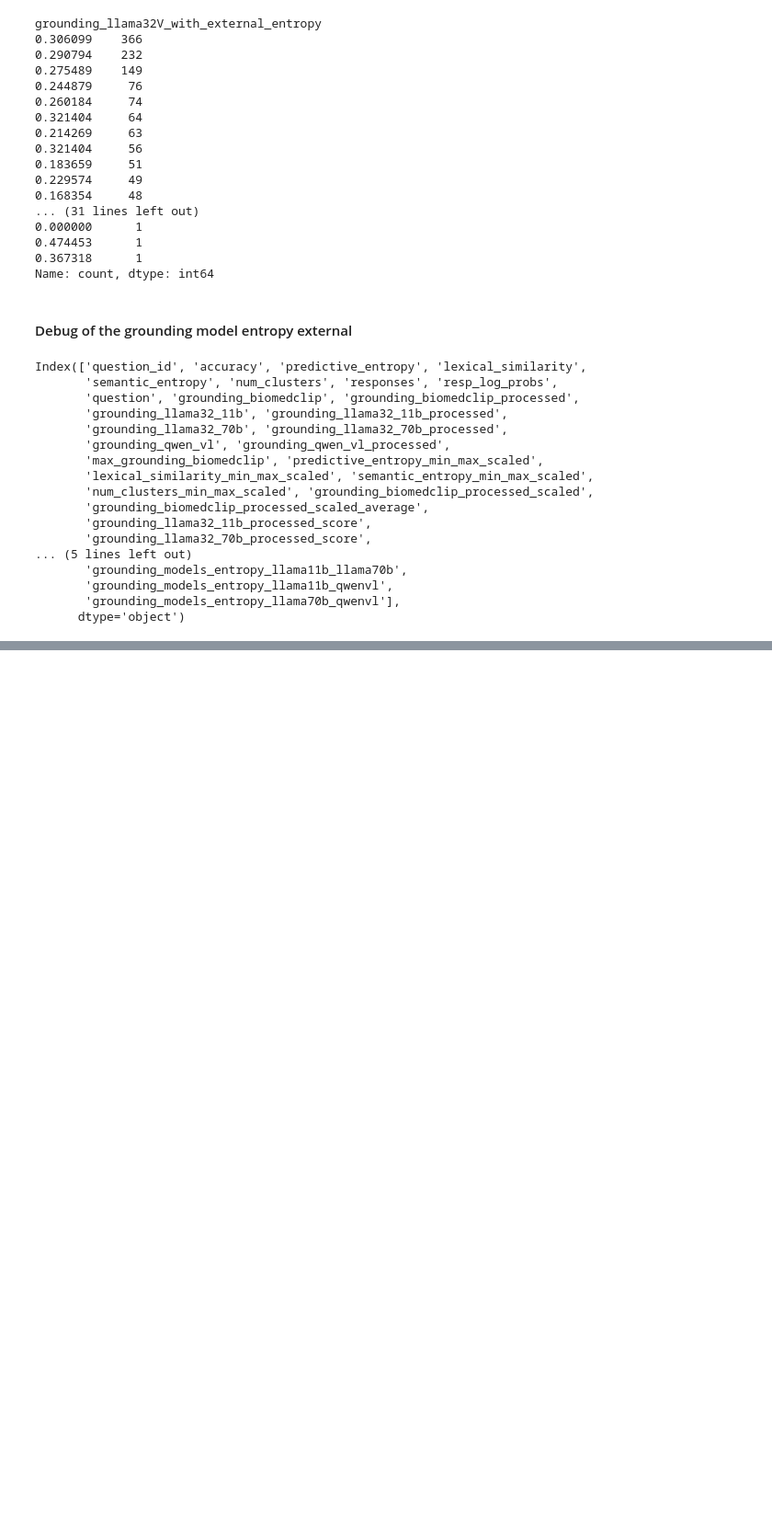
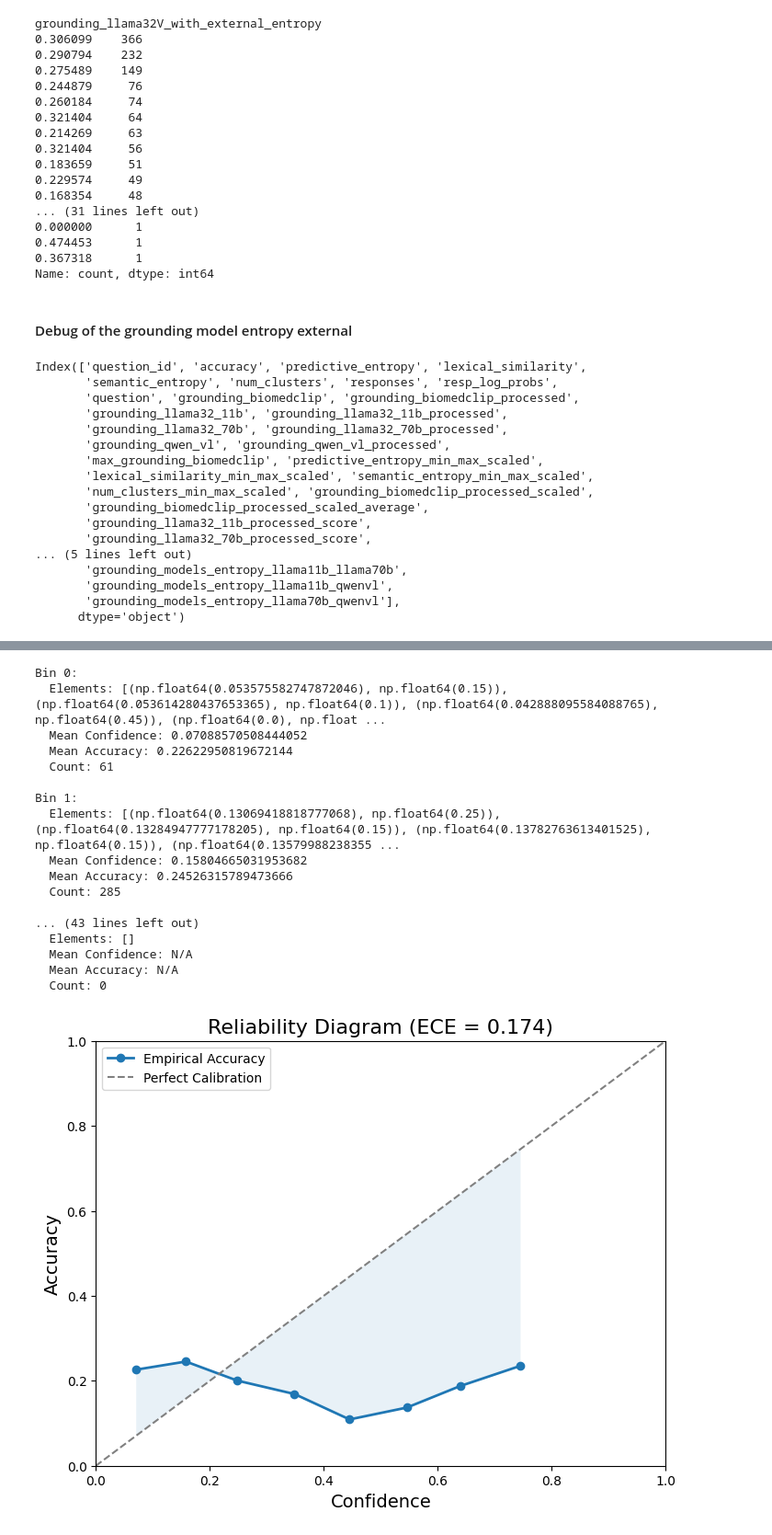
Before and after one commit to trilokpadhi/Multimodal-Uncertainty-Quantification, a Jupyter notebook: playground/uq_equation_analysis.ipynb, the cells around one changed output, grey strips where cells are left out. Shown at 92% size. Saved outputs shown, nothing was run; the diff lists cells and outputs as text; code cells hidden in the pictures; blank space fills up the shorter version.

```diff
--- a/playground/uq_equation_analysis.ipynb
+++ b/playground/uq_equation_analysis.ipynb
@@ -1609,0 +1754,3 @@ df['grounding_llama32_11b_processed_score']
+# %%
+import pandas as pd
+df_slake = pd.read_csv('/staging/users/tpadhi1/Multimodal-Uncertainty-Quantification/my_outputs/merged_with_grounding_processed.csv')
@@ -1609,0 +1830,2 @@ df['grounding_llama32_11b_processed_score']
+# %%
+df_slake['grounding_biomedclip_processed_test'] = df_slake['grounding_biomedclip_processed'].apply(lambda x: [i / 100 for i in ast.literal_eval(x)])
@@ -1609,0 +1875,11 @@ df['grounding_llama32_11b_processed_score']
+# %%
+import statistics
+import ast
+df_slake['grounding_biomedclip_processed_test'] = df_slake['grounding_biomedclip_processed'].apply(lambda x: [i / 100 for i in ast.literal_eval(x)])
+df_slake['grounding_biomedclip_processed_test_mean'] = df_slake['grounding_biomedclip_processed_test'].apply(lambda x: statistics.mean(x) if isinstance(x, list) else None)
+df_slake['biomedclip_variance'] = df_slake['grounding_biomedclip_processed_test'].apply(lambda x: statistics.variance(x) if isinstance(x, list) else None)
+# %%
+df_slake['semantic_entropy_times_variance_times_grounding_biomedclip_01'] = df_slake.apply(lambda row: (1-row['semantic_entropy_min_max_scaled']) * (1 - row['biomedclip_variance']) * row['grounding_biomedclip_processed_test_mean'], axis=1)
+df_slake['predictive_entropy_times_variance_times_grounding_biomedclip_01'] = df_slake.apply(lambda row: (1-row['predictive_entropy_min_max_scaled']) * (1 - row['biomedclip_variance']) * row['grounding_biomedclip_processed_test_mean'], axis=1)
+df_slake['lexical_similarity_times_variance_times_grounding_biomedclip_01'] = df_slake.apply(lambda row: row['lexical_similarity_min_max_scaled'] * (1 - row['biomedclip_variance']) * row['grounding_biomedclip_processed_test_mean'], axis=1)
+df_slake['num_clusters_times_variance_times_grounding_biomedclip_01'] = df_slake.apply(lambda row: row['num_clusters_min_max_scaled'] * (1 - row['biomedclip_variance']) * row['grounding_biomedclip_processed_test_mean'], axis=1)
@@ -1609,0 +1999,21 @@ df['grounding_llama32_11b_processed_score']
+# %%
+plot_calibration_curve(df_slake, 'semantic_entropy_times_variance_times_grounding_biomedclip_01', 'accuracy')
+# %% [output]
+Bin 0:
+  Elements: [(np.float64(0.053575582747872046), np.float64(0.15)), (np.float64(0.053614280437653365), np.float64(0.1)), (np.float64(0.042888095584088765), np.float64(0.45)), (np.float64(0.0), np.float ...
+  Mean Confidence: 0.07088570508444052
+  Mean Accuracy: 0.22622950819672144
+  Count: 61
+
+Bin 1:
+  Elements: [(np.float64(0.13069418818777068), np.float64(0.25)), (np.float64(0.13284947777178205), np.float64(0.15)), (np.float64(0.13782763613401525), np.float64(0.15)), (np.float64(0.13579988238355 ...
+  Mean Confidence: 0.15804665031953682
+  Mean Accuracy: 0.24526315789473666
+  Count: 285
+
+... (43 lines left out)
+  Elements: []
+  Mean Confidence: N/A
+  Mean Accuracy: N/A
+  Count: 0
+[figure, added]
```
Also changed, not shown: parts of 70 cells of this notebook, 27 other files.
